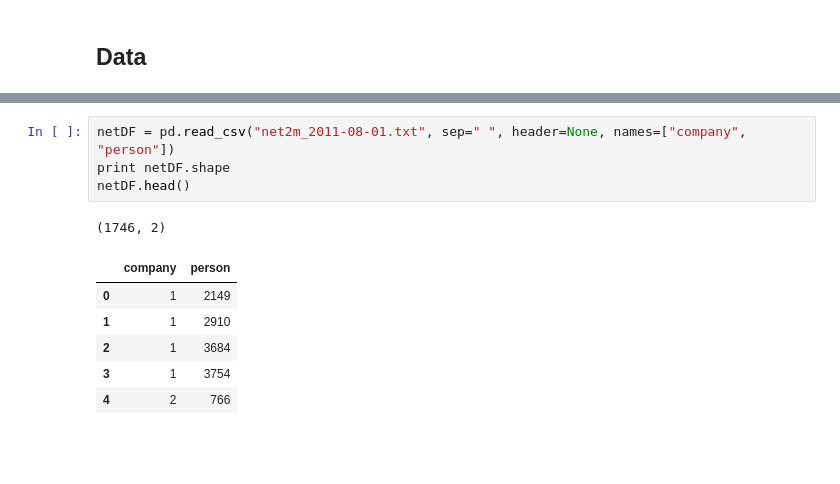
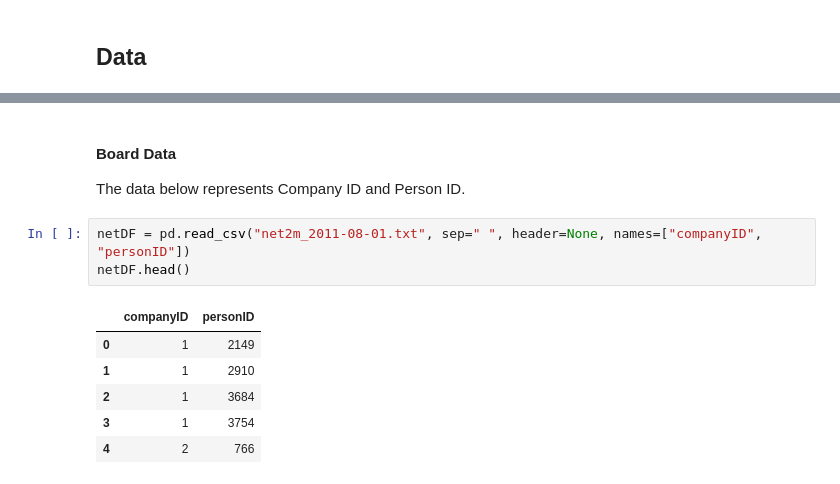
Before and after one commit to ajp619/is620_2modeNet, a Jupyter notebook: 2modeNet.ipynb, the cells around one changed output, grey strips where cells are left out. Saved outputs shown, nothing was run; the diff lists cells and outputs as text; blank space fills up the shorter version.

Commit message:
Changes in data

```diff
--- a/2modeNet.ipynb
+++ b/2modeNet.ipynb
@@ -24,10 +59,12 @@ First we need to clean this up a bit. Our data file contains two columns, the fi
+# %% [markdown]
+#### Board Data
+
+The data below represents Company ID and Person ID.
 # %%
-netDF = pd.read_csv("net2m_2011-08-01.txt", sep=" ", header=None, names=["company", "person"])
-print netDF.shape
+netDF = pd.read_csv("net2m_2011-08-01.txt", sep=" ", header=None, names=["companyID", "personID"])
 netDF.head()
 # %% [output]
-(1746, 2)
-|  | company | person |
+|  | companyID | personID |
 | 0 | 1 | 2149 |
 | 1 | 1 | 2910 |
 | 2 | 1 | 3684 |
```
Also changed, not shown: parts of 21 cells of this notebook.
